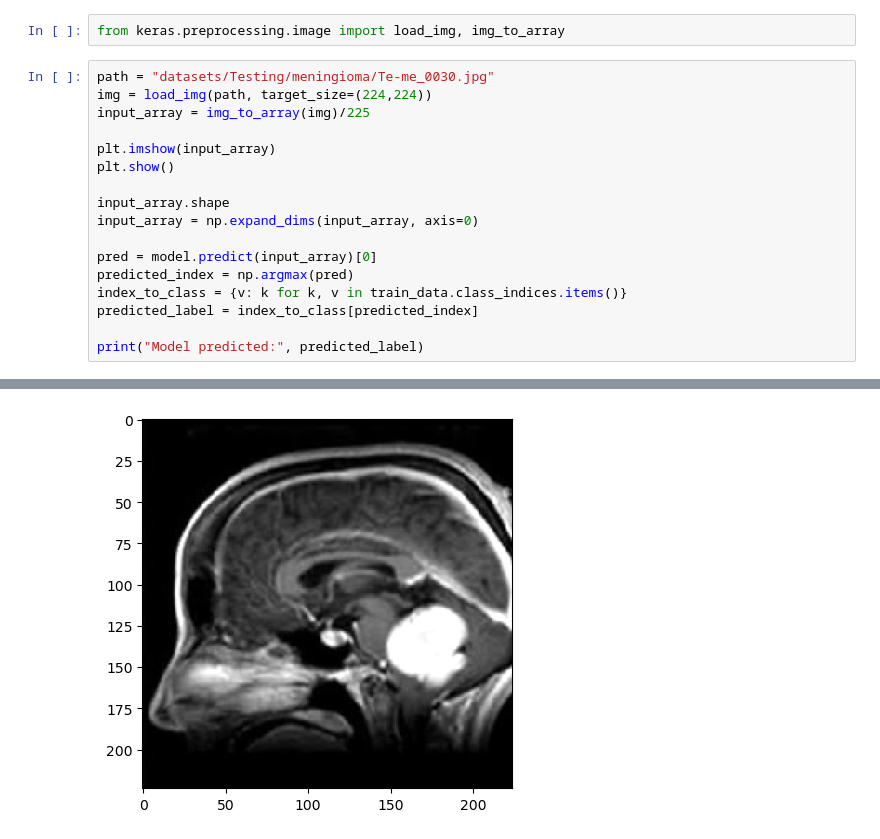
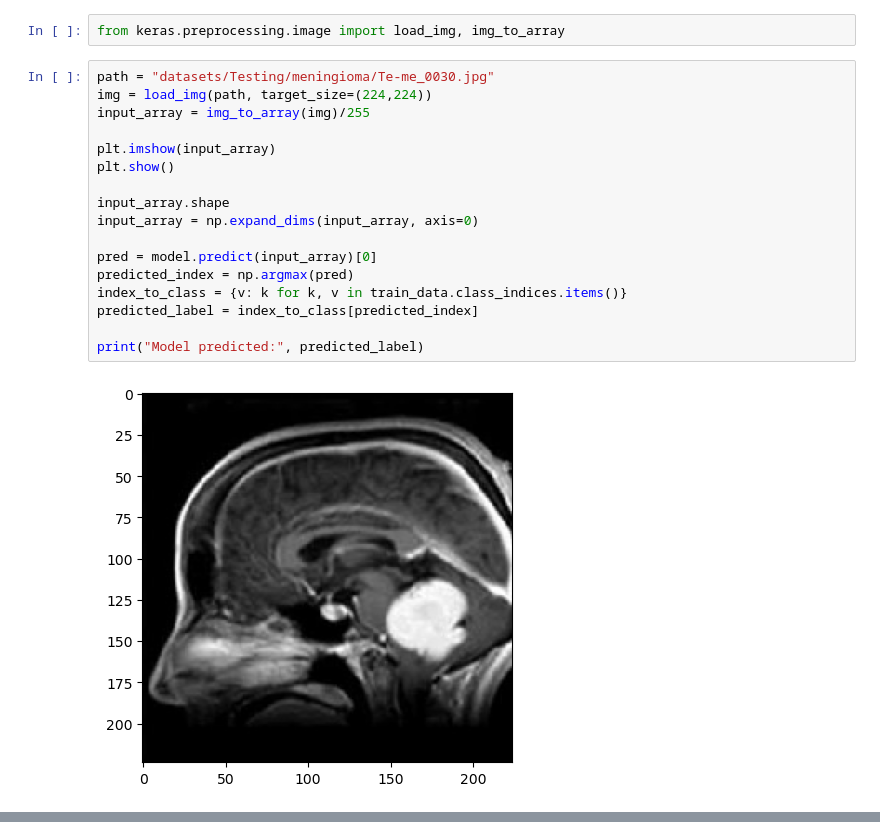
Before and after one commit to ritvij611/BraimTumorDetector, a Jupyter notebook: Cancer_Detection.ipynb, the cells around one changed output, grey strips where cells are left out. Cells and saved outputs as stored; diff of their text form.

```diff
--- a/Cancer_Detection.ipynb
+++ b/Cancer_Detection.ipynb
@@ -215,18 +166,19 @@ from keras.preprocessing.image import load_img, img_to_array
 # %%
 path = "datasets/Testing/meningioma/Te-me_0030.jpg"
 img = load_img(path, target_size=(224,224))
-input_array = img_to_array(img)/225
+input_array = img_to_array(img)/255
 
 plt.imshow(input_array)
 plt.show()
 
 input_array.shape
 input_array = np.expand_dims(input_array, axis=0)
 
 pred = model.predict(input_array)[0]
 predicted_index = np.argmax(pred)
 index_to_class = {v: k for k, v in train_data.class_indices.items()}
 predicted_label = index_to_class[predicted_index]
 
 print("Model predicted:", predicted_label)
 # %% [output]
+[figure]
@@ -234 +186,0 @@ WARNING:matplotlib.image:Clipping input data to the valid range for imshow with
-[figure]
```
Also changed, not shown: parts of 11 cells of this notebook, 3 other files.
